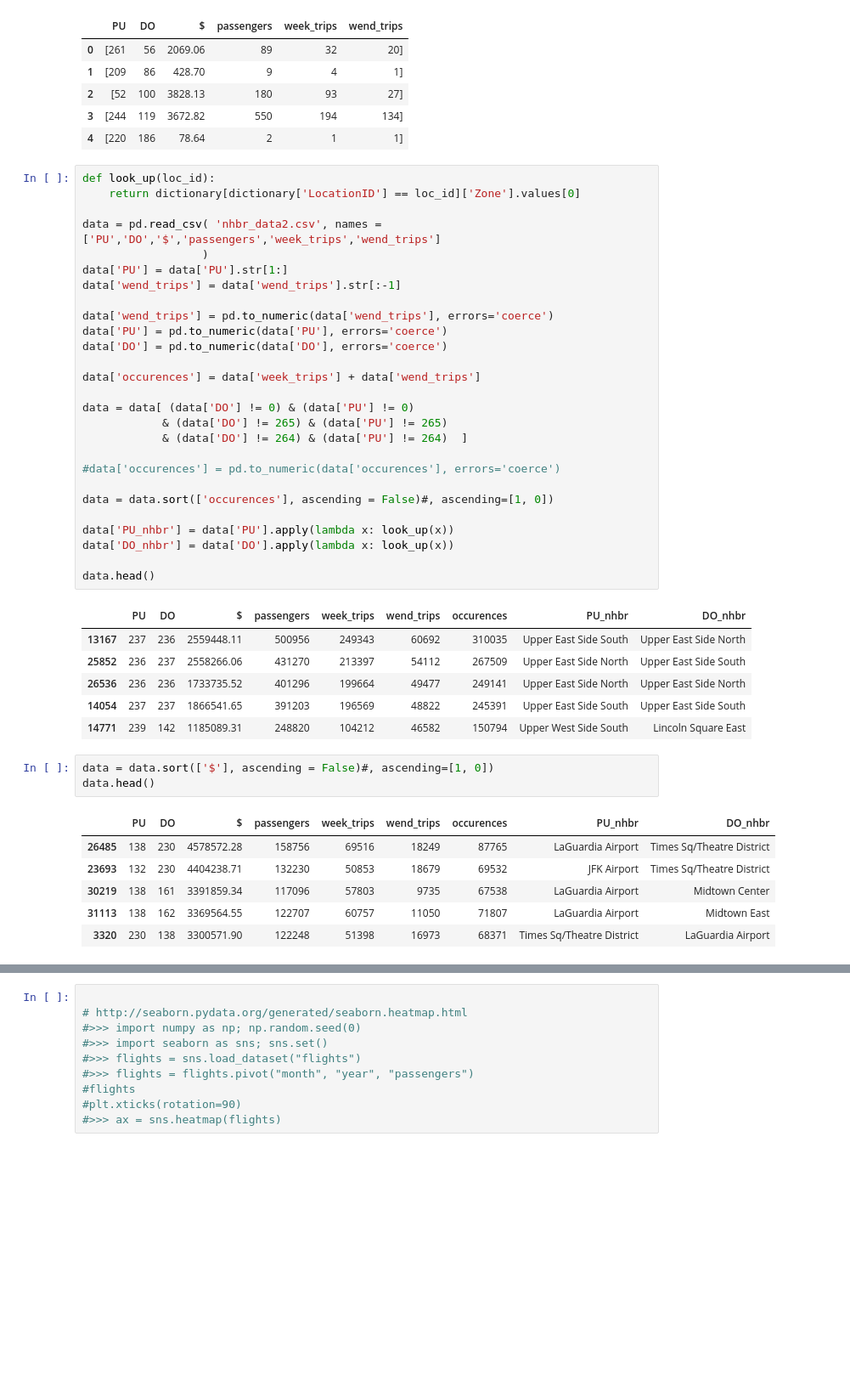
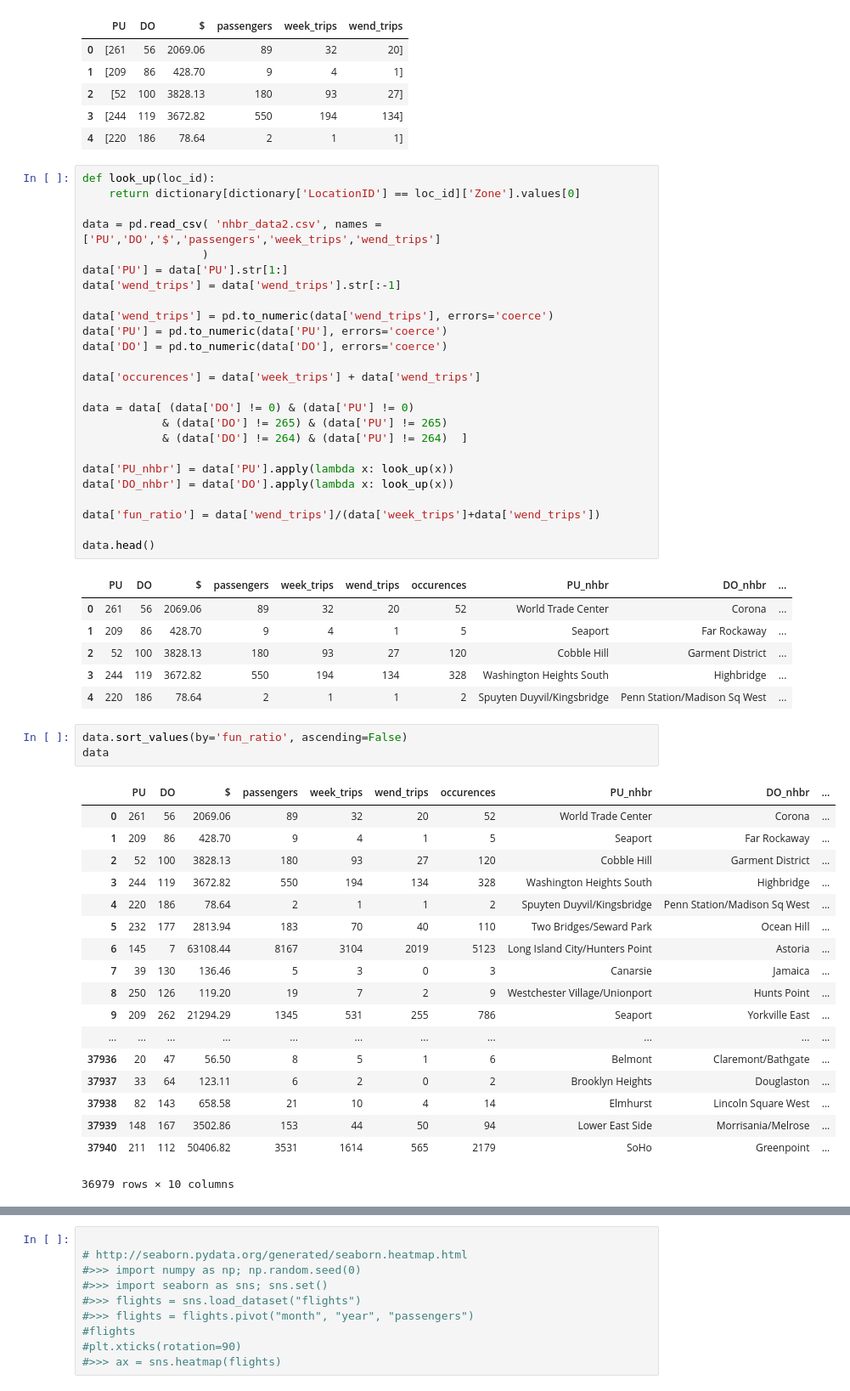
Before and after one commit to Shasha-Lin/Taxi_Uber_Usage, a Jupyter notebook: nhbr_heatmaps.ipynb, the cells around one changed output, grey strips where cells are left out. Shown at 85% size. Saved outputs shown, nothing was run; the diff lists cells and outputs as text; blank space fills up the shorter version.

```diff
--- a/nhbr_heatmaps.ipynb
+++ b/nhbr_heatmaps.ipynb
@@ -44,31 +44,41 @@ data = data[ (data['DO'] != 0) & (data['PU'] != 0)
             & (data['DO'] != 265) & (data['PU'] != 265)
             & (data['DO'] != 264) & (data['PU'] != 264)  ]
 
-#data['occurences'] = pd.to_numeric(data['occurences'], errors='coerce')
-
-data = data.sort(['occurences'], ascending = False)#, ascending=[1, 0])
-
 data['PU_nhbr'] = data['PU'].apply(lambda x: look_up(x))
 data['DO_nhbr'] = data['DO'].apply(lambda x: look_up(x))
 
+data['fun_ratio'] = data['wend_trips']/(data['week_trips']+data['wend_trips'])
+
 data.head()
 # %% [output]
-|  | PU | DO | $ | passengers | week_trips | wend_trips | occurences | PU_nhbr | DO_nhbr |
-| 13167 | 237 | 236 | 2559448.11 | 500956 | 249343 | 60692 | 310035 | Upper East Side South | Upper East Side North |
-| 25852 | 236 | 237 | 2558266.06 | 431270 | 213397 | 54112 | 267509 | Upper East Side North | Upper East Side South |
-| 26536 | 236 | 236 | 1733735.52 | 401296 | 199664 | 49477 | 249141 | Upper East Side North | Upper East Side North |
-| 14054 | 237 | 237 | 1866541.65 | 391203 | 196569 | 48822 | 245391 | Upper East Side South | Upper East Side South |
-| 14771 | 239 | 142 | 1185089.31 | 248820 | 104212 | 46582 | 150794 | Upper West Side South | Lincoln Square East |
+|  | PU | DO | $ | passengers | week_trips | wend_trips | occurences | PU_nhbr | DO_nhbr | ... |
+| 0 | 261 | 56 | 2069.06 | 89 | 32 | 20 | 52 | World Trade Center | Corona | ... |
+| 1 | 209 | 86 | 428.70 | 9 | 4 | 1 | 5 | Seaport | Far Rockaway | ... |
+| 2 | 52 | 100 | 3828.13 | 180 | 93 | 27 | 120 | Cobble Hill | Garment District | ... |
+| 3 | 244 | 119 | 3672.82 | 550 | 194 | 134 | 328 | Washington Heights South | Highbridge | ... |
+| 4 | 220 | 186 | 78.64 | 2 | 1 | 1 | 2 | Spuyten Duyvil/Kingsbridge | Penn Station/Madison Sq West | ... |
 # %%
-data = data.sort(['$'], ascending = False)#, ascending=[1, 0])
-data.head()
+data.sort_values(by='fun_ratio', ascending=False)
+data
 # %% [output]
-|  | PU | DO | $ | passengers | week_trips | wend_trips | occurences | PU_nhbr | DO_nhbr |
-| 26485 | 138 | 230 | 4578572.28 | 158756 | 69516 | 18249 | 87765 | LaGuardia Airport | Times Sq/Theatre District |
-| 23693 | 132 | 230 | 4404238.71 | 132230 | 50853 | 18679 | 69532 | JFK Airport | Times Sq/Theatre District |
-| 30219 | 138 | 161 | 3391859.34 | 117096 | 57803 | 9735 | 67538 | LaGuardia Airport | Midtown Center |
-| 31113 | 138 | 162 | 3369564.55 | 122707 | 60757 | 11050 | 71807 | LaGuardia Airport | Midtown East |
-| 3320 | 230 | 138 | 3300571.90 | 122248 | 51398 | 16973 | 68371 | Times Sq/Theatre District | LaGuardia Airport |
+|  | PU | DO | $ | passengers | week_trips | wend_trips | occurences | PU_nhbr | DO_nhbr | ... |
+| 0 | 261 | 56 | 2069.06 | 89 | 32 | 20 | 52 | World Trade Center | Corona | ... |
+| 1 | 209 | 86 | 428.70 | 9 | 4 | 1 | 5 | Seaport | Far Rockaway | ... |
+| 2 | 52 | 100 | 3828.13 | 180 | 93 | 27 | 120 | Cobble Hill | Garment District | ... |
+| 3 | 244 | 119 | 3672.82 | 550 | 194 | 134 | 328 | Washington Heights South | Highbridge | ... |
+| 4 | 220 | 186 | 78.64 | 2 | 1 | 1 | 2 | Spuyten Duyvil/Kingsbridge | Penn Station/Madison Sq West | ... |
+| 5 | 232 | 177 | 2813.94 | 183 | 70 | 40 | 110 | Two Bridges/Seward Park | Ocean Hill | ... |
+| 6 | 145 | 7 | 63108.44 | 8167 | 3104 | 2019 | 5123 | Long Island City/Hunters Point | Astoria | ... |
+| 7 | 39 | 130 | 136.46 | 5 | 3 | 0 | 3 | Canarsie | Jamaica | ... |
+| 8 | 250 | 126 | 119.20 | 19 | 7 | 2 | 9 | Westchester Village/Unionport | Hunts Point | ... |
+| 9 | 209 | 262 | 21294.29 | 1345 | 531 | 255 | 786 | Seaport | Yorkville East | ... |
+| ... | ... | ... | ... | ... | ... | ... | ... | ... | ... | ... |
+| 37936 | 20 | 47 | 56.50 | 8 | 5 | 1 | 6 | Belmont | Claremont/Bathgate | ... |
+| 37937 | 33 | 64 | 123.11 | 6 | 2 | 0 | 2 | Brooklyn Heights | Douglaston | ... |
+| 37938 | 82 | 143 | 658.58 | 21 | 10 | 4 | 14 | Elmhurst | Lincoln Square West | ... |
+| 37939 | 148 | 167 | 3502.86 | 153 | 44 | 50 | 94 | Lower East Side | Morrisania/Melrose | ... |
+| 37940 | 211 | 112 | 50406.82 | 3531 | 1614 | 565 | 2179 | SoHo | Greenpoint | ... |
+36979 rows × 10 columns
 # %%
 import seaborn as sns; sns.set()
 
```
Also changed, not shown: parts of 7 cells of this notebook.
